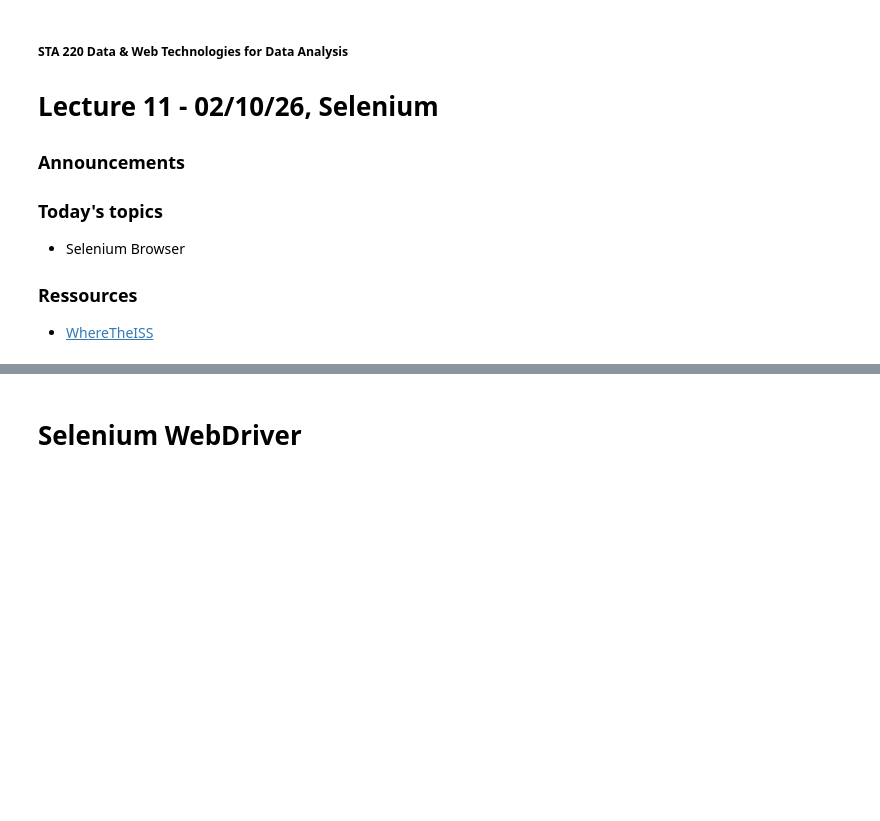
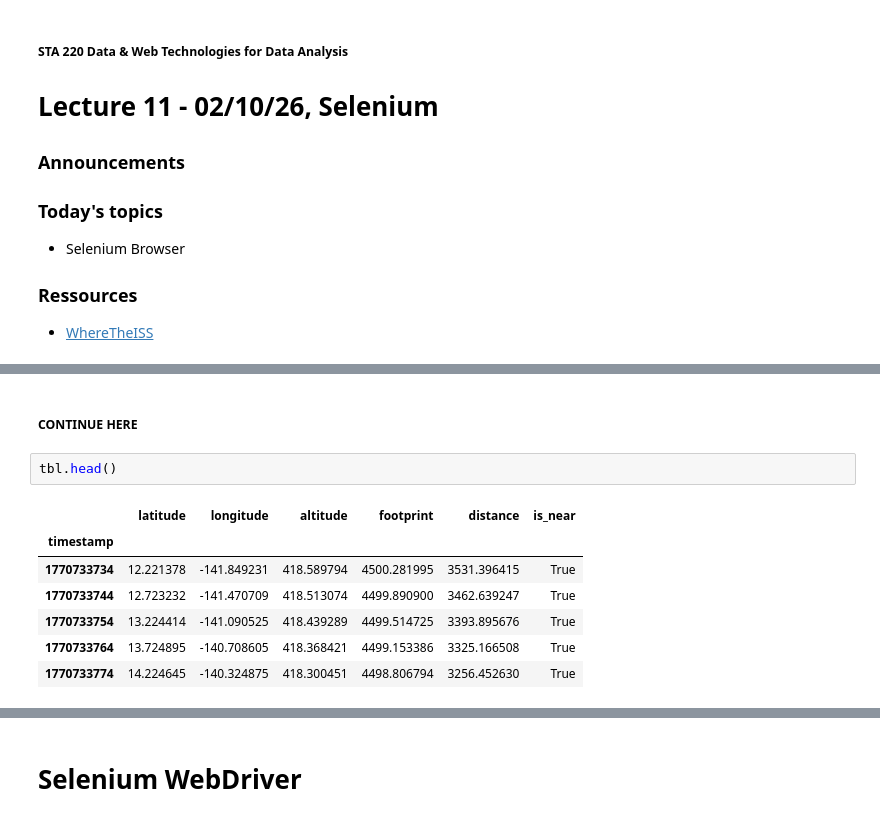
Before and after one commit to hmchilders/STA220, a Jupyter notebook: 10_selenium.ipynb, the cells around one changed output, grey strips where cells are left out. Drawn from its saved outputs; the diff is of its cells as text; blank space fills up the shorter version.

```diff
--- a/10_selenium.ipynb
+++ b/10_selenium.ipynb
@@ -12,0 +458,12 @@
+# %% [markdown]
+##### CONTINUE HERE
+# %%
+tbl.head()
+# %% [output]
+|  | latitude | longitude | altitude | footprint | distance | is_near |
+| timestamp |  |  |  |  |  |  |
+| 1770733734 | 12.221378 | -141.849231 | 418.589794 | 4500.281995 | 3531.396415 | True |
+| 1770733744 | 12.723232 | -141.470709 | 418.513074 | 4499.890900 | 3462.639247 | True |
+| 1770733754 | 13.224414 | -141.090525 | 418.439289 | 4499.514725 | 3393.895676 | True |
+| 1770733764 | 13.724895 | -140.708605 | 418.368421 | 4499.153386 | 3325.166508 | True |
+| 1770733774 | 14.224645 | -140.324875 | 418.300451 | 4498.806794 | 3256.452630 | True |
```
Also changed, not shown: parts of 98 cells of this notebook, 2 other files.
